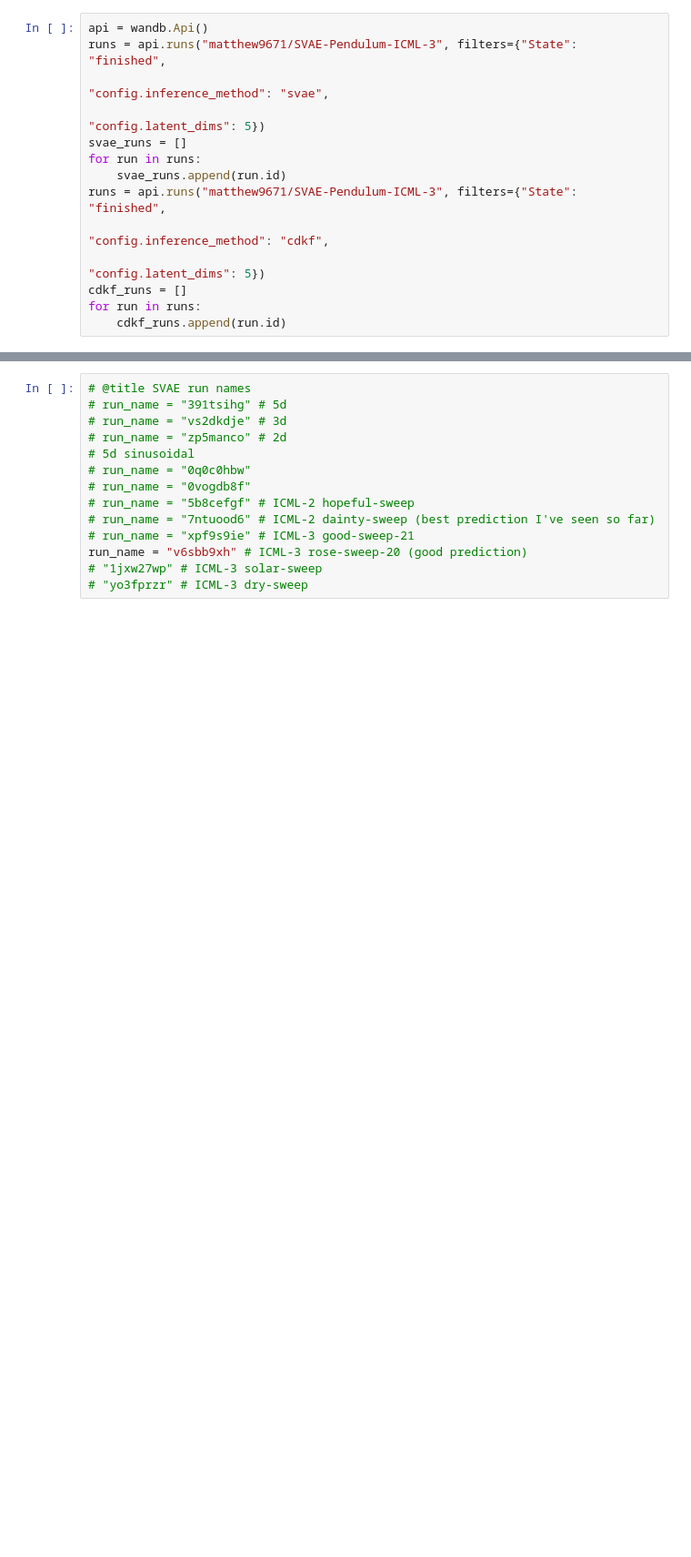
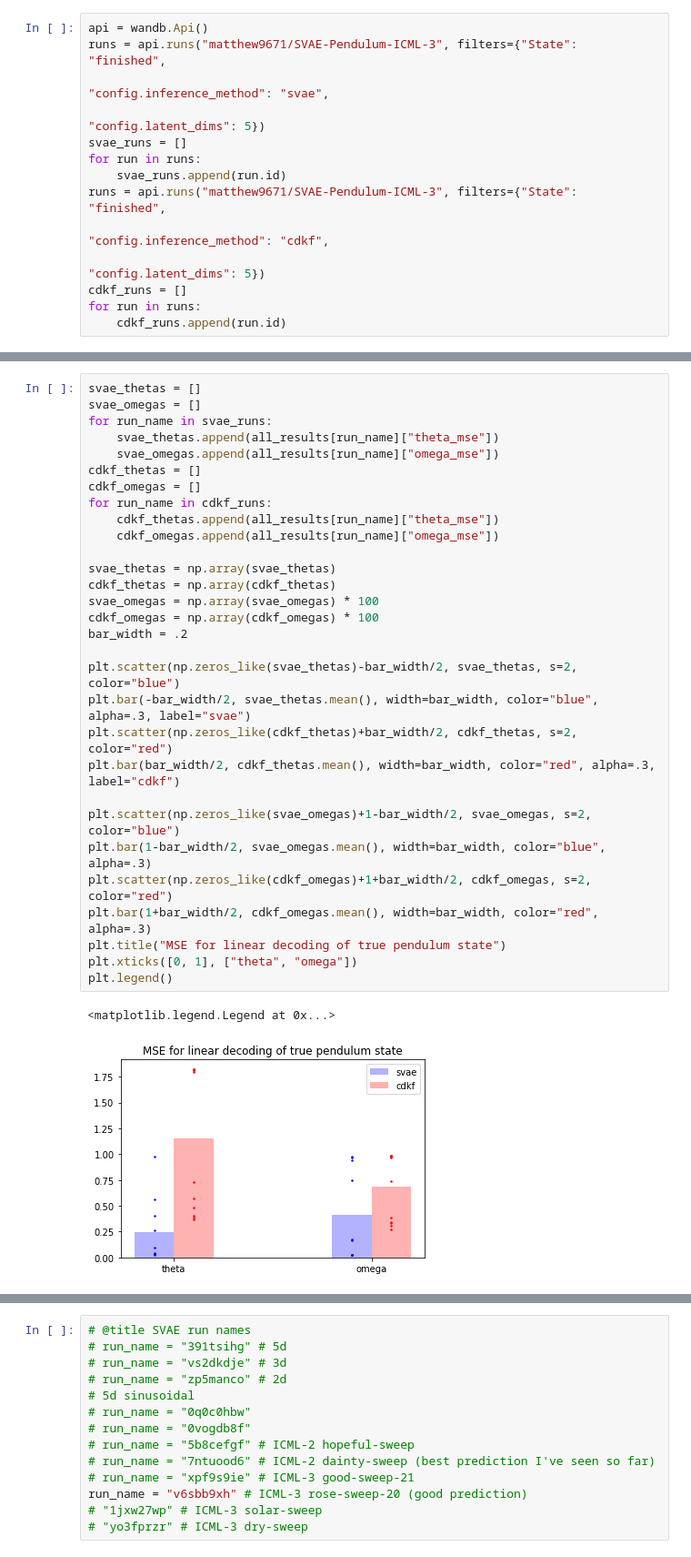
Before and after one commit to matthew9671/MattLab, a Jupyter notebook: Revisiting_SVAE.ipynb, the cells around one changed output, grey strips where cells are left out. Shown at 91% size. Drawn from its saved outputs; the diff is of its cells as text; blank space fills up the shorter version.

Commit message:
Added linear state decoding accuracy into the mix

```diff
--- a/Revisiting_SVAE.ipynb
+++ b/Revisiting_SVAE.ipynb
@@ -3841,3 +3888,36 @@ Loading run ofzaxe1m
+# %%
+svae_thetas = []
+svae_omegas = []
+for run_name in svae_runs:
+    svae_thetas.append(all_results[run_name]["theta_mse"])
+    svae_omegas.append(all_results[run_name]["omega_mse"])
+cdkf_thetas = []
+cdkf_omegas = []
+for run_name in cdkf_runs:
+    cdkf_thetas.append(all_results[run_name]["theta_mse"])
+    cdkf_omegas.append(all_results[run_name]["omega_mse"])
+
+svae_thetas = np.array(svae_thetas)
+cdkf_thetas = np.array(cdkf_thetas)
+svae_omegas = np.array(svae_omegas) * 100
+cdkf_omegas = np.array(cdkf_omegas) * 100
+bar_width = .2
+
+plt.scatter(np.zeros_like(svae_thetas)-bar_width/2, svae_thetas, s=2, color="blue")
+plt.bar(-bar_width/2, svae_thetas.mean(), width=bar_width, color="blue", alpha=.3, label="svae")
+plt.scatter(np.zeros_like(cdkf_thetas)+bar_width/2, cdkf_thetas, s=2, color="red")
+plt.bar(bar_width/2, cdkf_thetas.mean(), width=bar_width, color="red", alpha=.3, label="cdkf")
+
+plt.scatter(np.zeros_like(svae_omegas)+1-bar_width/2, svae_omegas, s=2, color="blue")
+plt.bar(1-bar_width/2, svae_omegas.mean(), width=bar_width, color="blue", alpha=.3)
+plt.scatter(np.zeros_like(cdkf_omegas)+1+bar_width/2, cdkf_omegas, s=2, color="red")
+plt.bar(1+bar_width/2, cdkf_omegas.mean(), width=bar_width, color="red", alpha=.3)
+plt.title("MSE for linear decoding of true pendulum state")
+plt.xticks([0, 1], ["theta", "omega"])
+plt.legend()
+# %% [output]
+<matplotlib.legend.Legend at 0x...>
+[figure, added]
 # %%
 # @title Turns out the correlation between runs comes from the fluctuating averge pixel intensity of the image
 i = 1 # data id
```
Also changed, not shown: parts of 15 cells of this notebook.
